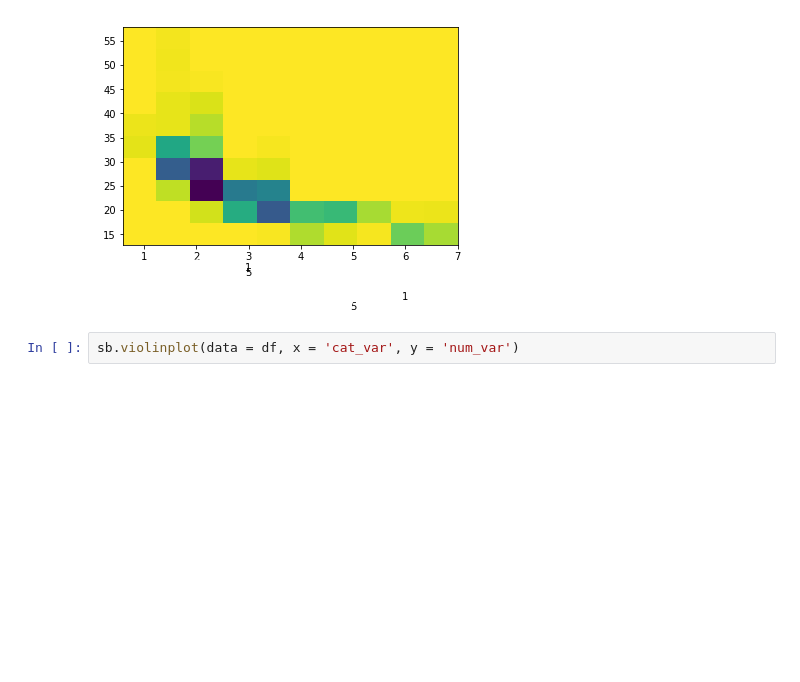
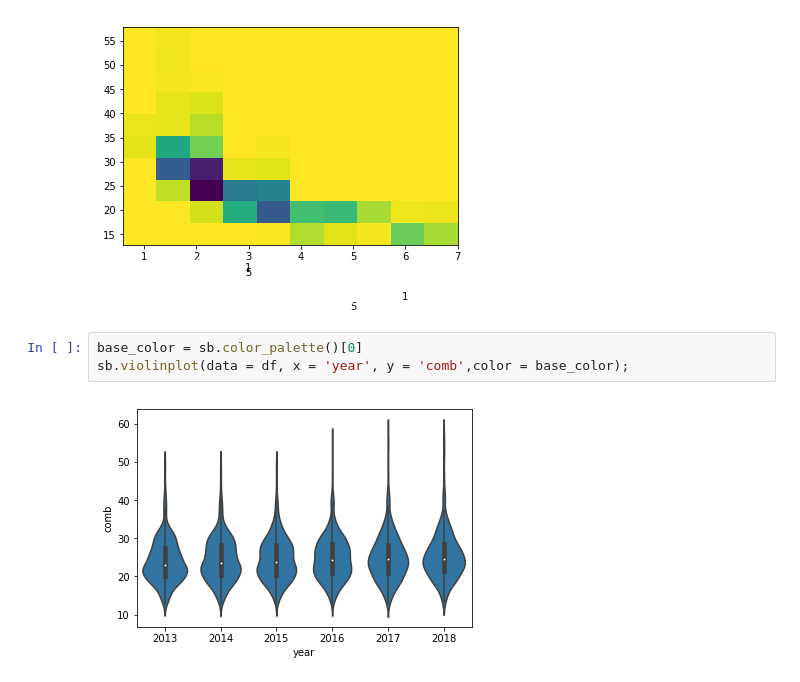
Before and after one commit to abhiksark/Udacity-DataAnalyst-Nanodegree, a Jupyter notebook: Data Viz/Bivariate_Data_Viz.ipynb, the cells around one changed output. Drawn from its saved outputs; the diff is of its cells as text; blank space fills up the shorter version.

```diff
--- a/Data Viz/Bivariate_Data_Viz.ipynb
+++ b/Data Viz/Bivariate_Data_Viz.ipynb
@@ -69,4 +69,7 @@ for i in range(counts.shape[0]):
 # %% [output]
 [figure]
 # %%
-sb.violinplot(data = df, x = 'cat_var', y = 'num_var')
+base_color = sb.color_palette()[0]
+sb.violinplot(data = df, x = 'year', y = 'comb',color = base_color);
+# %% [output]
+[figure, added]
```
Also changed, not shown: parts of 1 cell of this notebook.
